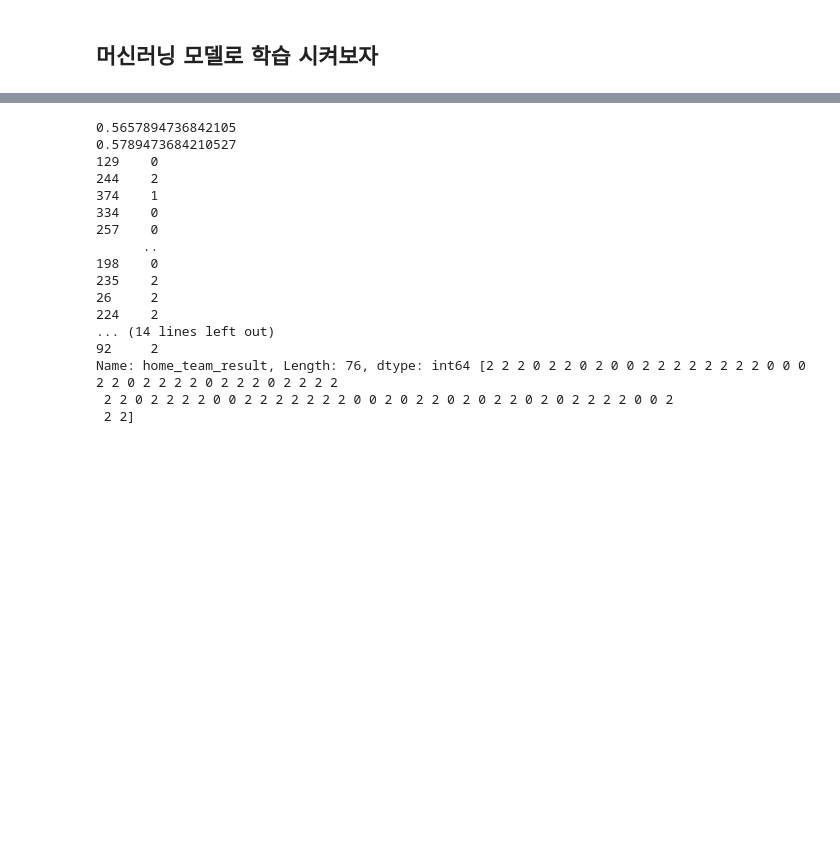
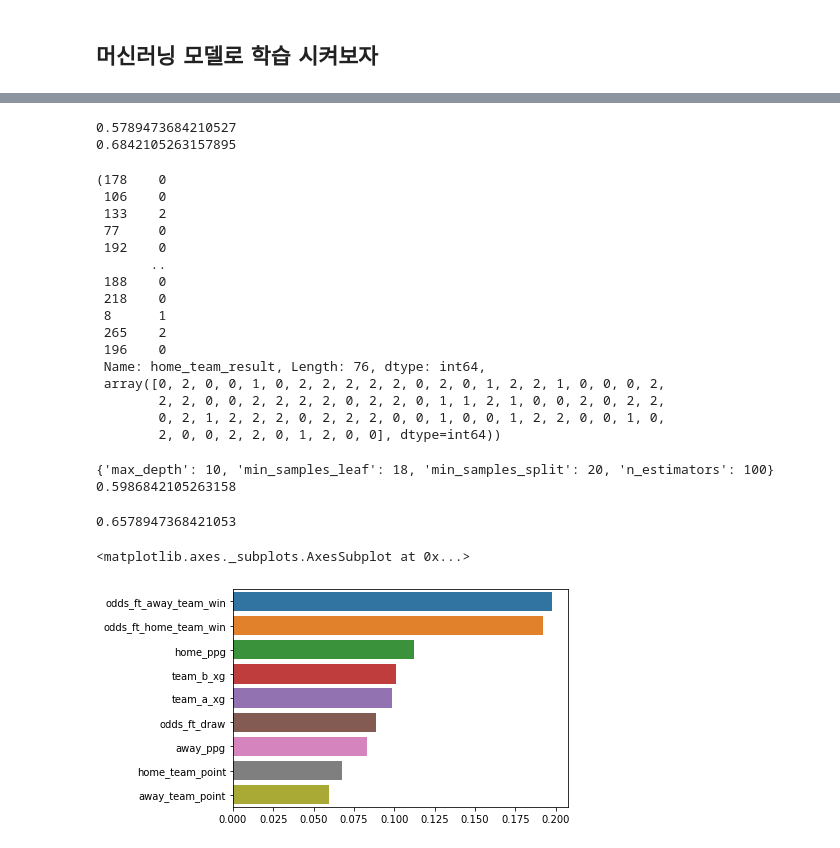
Before and after one commit to kangmincho1/Side-Projects, a Jupyter notebook: classification.ipynb, the cells around one changed output, grey strips where cells are left out. Saved outputs shown, nothing was run; the diff lists cells and outputs as text; code cells hidden in the pictures; blank space fills up the shorter version.

Commit message:
Add EPL W/D/L prediction project

```diff
--- a/classification.ipynb
+++ b/classification.ipynb
@@ -254,0 +255,5 @@ df
+# %%
+ # 이를 해주는 이유는 dataframe에 새로 추가해준 저 숫자가 string형으로 들어가있을 수 있어 숫자형으로 확실하게 바꿔주기 위함이다.
+df['home_team_point'] = pd.to_numeric(df['home_team_point'])
+df['away_team_point'] = pd.to_numeric(df['away_team_point'])
+df
@@ -277,23 +321,62 @@ pred2 = lr.predict(X_test)
 print(accuracy_score(y_test, pred))
 print(accuracy_score(y_test, pred2))
 
-print(y_test, pred)
-print(y_test, pred2)
+y_test, pred
 # %% [output]
-0.5657894736842105
 0.5789473684210527
-129    0
-244    2
-374    1
-334    0
-257    0
-      ..
-198    0
-235    2
-26     2
-224    2
-... (14 lines left out)
-92     2
-Name: home_team_result, Length: 76, dtype: int64 [2 2 2 0 2 2 0 2 0 0 2 2 2 2 2 2 2 2 0 0 0 2 2 0 2 2 2 2 0 2 2 2 0 2 2 2 2
- 2 2 0 2 2 2 2 0 0 2 2 2 2 2 2 2 0 0 2 0 2 2 0 2 0 2 2 0 2 0 2 2 2 2 0 0 2
- 2 2]
+0.6842105263157895
+(178    0
+ 106    0
+ 133    2
+ 77     0
+ 192    0
+       ..
+ 188    0
+ 218    0
+ 8      1
+ 265    2
+ 196    0
+ Name: home_team_result, Length: 76, dtype: int64,
+ array([0, 2, 0, 0, 1, 0, 2, 2, 2, 2, 2, 0, 2, 0, 1, 2, 2, 1, 0, 0, 0, 2,
+        2, 2, 0, 0, 2, 2, 2, 2, 0, 2, 2, 0, 1, 1, 2, 1, 0, 0, 2, 0, 2, 2,
+        0, 2, 1, 2, 2, 2, 0, 2, 2, 2, 0, 0, 1, 0, 0, 1, 2, 2, 0, 0, 1, 0,
+        2, 0, 0, 2, 2, 0, 1, 2, 0, 0], dtype=int64))
+# %%
+# 하이퍼 파라미터 튜닝
+
+from sklearn.model_selection import GridSearchCV
+
+params = {
+    'n_estimators': [100],
+    'max_depth' :[6, 8, 10, 12, 16, 20],
+    'min_samples_leaf': [8, 12, 18, 24, 30],
+    'min_samples_split': [8, 16, 20, 26, 32]
+}
+
+rf_clf = RandomForestClassifier(n_jobs=-1)
+grid_cv = GridSearchCV(rf_clf, param_grid=params, cv=2, n_jobs=-1)
+grid_cv.fit(X_train, y_train)
+
+print(grid_cv.best_params_)
+print(grid_cv.best_score_)
+# %% [output]
+{'max_depth': 10, 'min_samples_leaf': 18, 'min_samples_split': 20, 'n_estimators': 100}
+0.5986842105263158
+# %%
+clf = RandomForestClassifier(n_estimators=300, max_depth=12, min_samples_leaf=8, min_samples_split=8)
+clf.fit(X_train, y_train)
+pred = clf.predict(X_test)
+print(accuracy_score(y_test, pred))
+# %% [output]
+0.6578947368421053
+# %%
+import seaborn as sns
+
+importances_values = clf.feature_importances_
+importances = pd.Series(importances_values, index=X_train.columns)
+top = importances.sort_values(ascending=False)[:]
+
+sns.barplot(x=top, y=top.index)
+# %% [output]
+<matplotlib.axes._subplots.AxesSubplot at 0x...>
+[figure, added]
```
Also changed, not shown: parts of 11 cells of this notebook.
